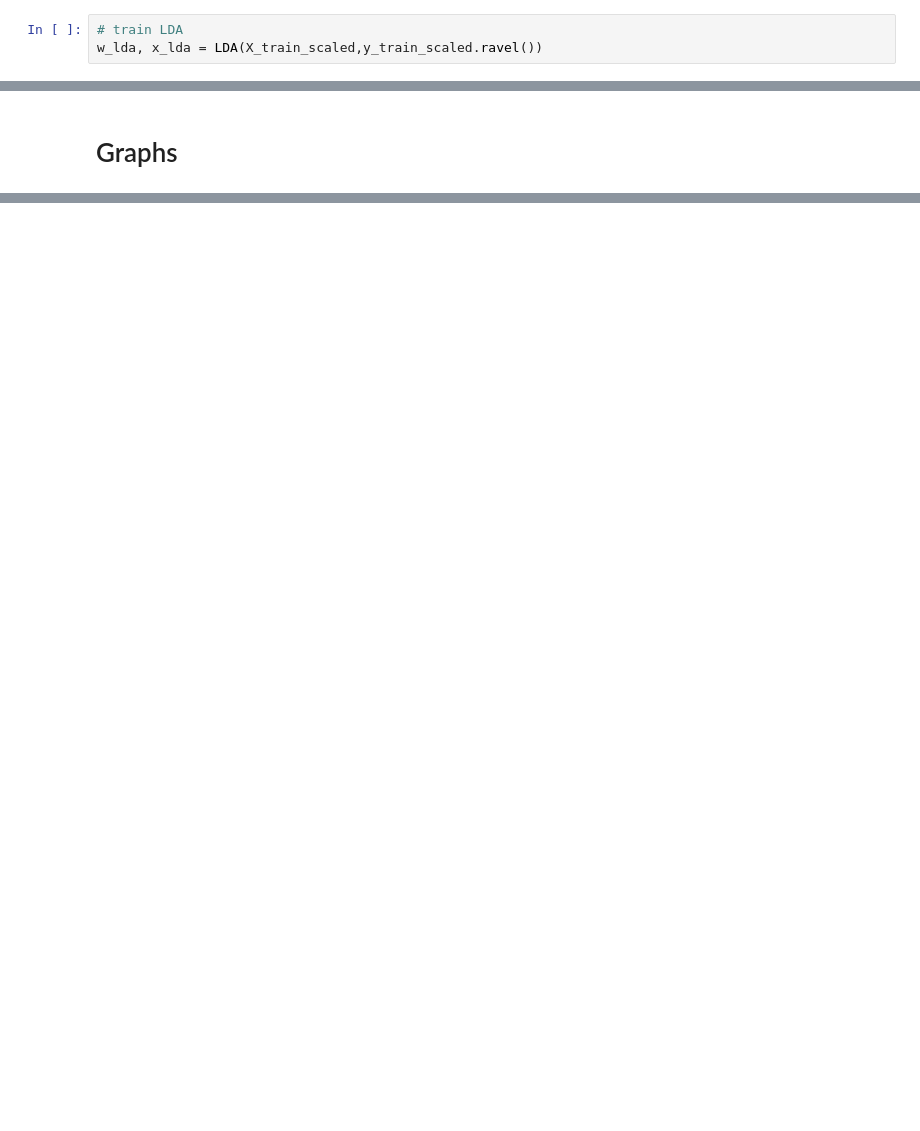
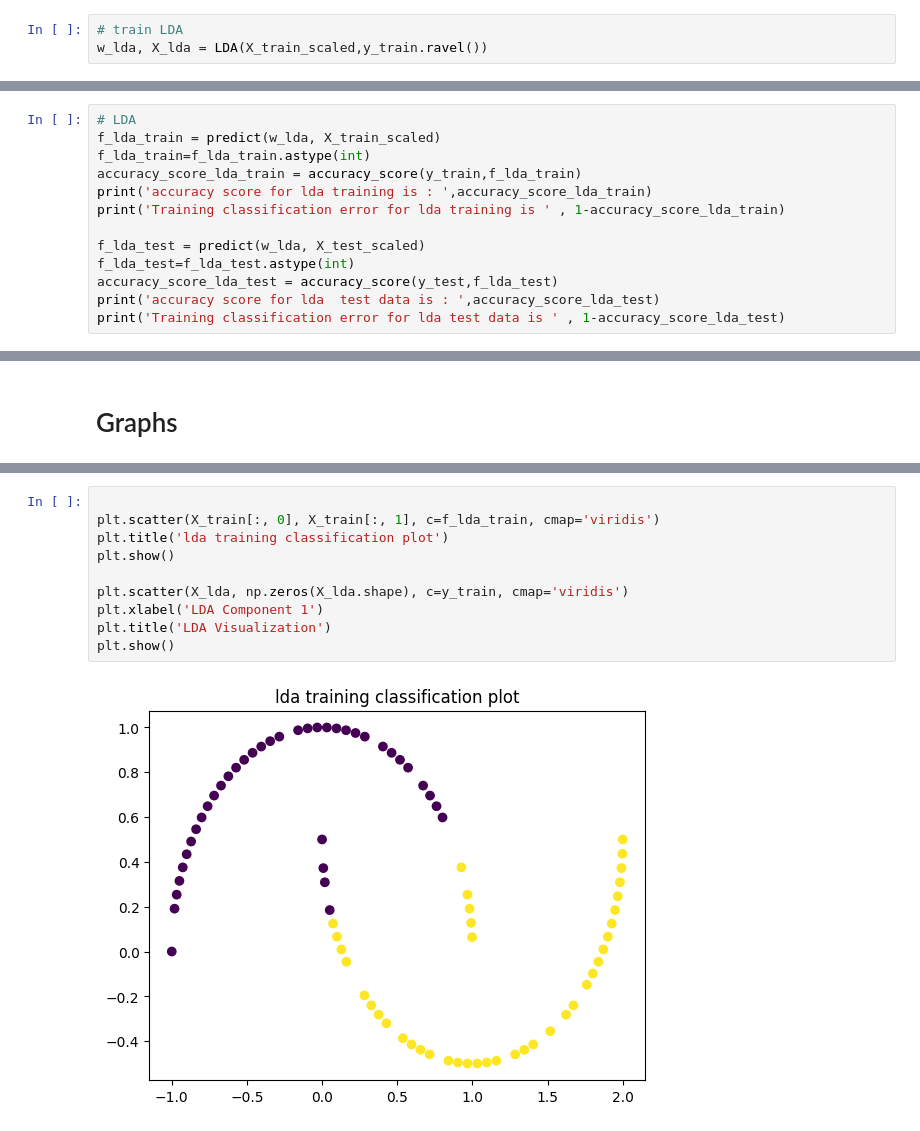
Before and after one commit to sanjeet-jain/cs-559, a Jupyter notebook: S23_CS559_Project1_Nonlinear/Non Linear Porject 1.ipynb, the cells around one changed output, grey strips where cells are left out. Drawn from its saved outputs; the diff is of its cells as text; blank space fills up the shorter version.

```diff
--- a/S23_CS559_Project1_Nonlinear/Non Linear Porject 1.ipynb
+++ b/S23_CS559_Project1_Nonlinear/Non Linear Porject 1.ipynb
@@ -273,6 +273,6 @@ w_mbgd, objvals_mbgd = mbgd(X_train_scaled, y_train_scaled, lam, learning_rate,
 # %%
 # train LDA
-w_lda, x_lda = LDA(X_train_scaled,y_train_scaled.ravel())
+w_lda, X_lda = LDA(X_train_scaled,y_train.ravel())
 # %% [markdown]
 # 5. Prediction
 ### Compare the training and testing accuracy for logistic regression and regularized logistic regression.
@@ -309,0 +308,13 @@ accuracy score is :  0.8875
+# %%
+# LDA
+f_lda_train = predict(w_lda, X_train_scaled)
+f_lda_train=f_lda_train.astype(int)
+accuracy_score_lda_train = accuracy_score(y_train,f_lda_train)
+print('accuracy score for lda training is : ',accuracy_score_lda_train)
+print('Training classification error for lda training is ' , 1-accuracy_score_lda_train)
+
+f_lda_test = predict(w_lda, X_test_scaled)
+f_lda_test=f_lda_test.astype(int)
+accuracy_score_lda_test = accuracy_score(y_test,f_lda_test)
+print('accuracy score for lda  test data is : ',accuracy_score_lda_test)
+print('Training classification error for lda test data is ' , 1-accuracy_score_lda_test)
@@ -333,0 +340,12 @@ plt.show()
+# %%
+
+plt.scatter(X_train[:, 0], X_train[:, 1], c=f_lda_train, cmap='viridis')
+plt.title('lda training classification plot')
+plt.show()
+
+plt.scatter(X_lda, np.zeros(X_lda.shape), c=y_train, cmap='viridis')
+plt.xlabel('LDA Component 1')
+plt.title('LDA Visualization')
+plt.show()
+# %% [output]
+[figure, added]
```
Also changed, not shown: parts of 13 cells of this notebook.
